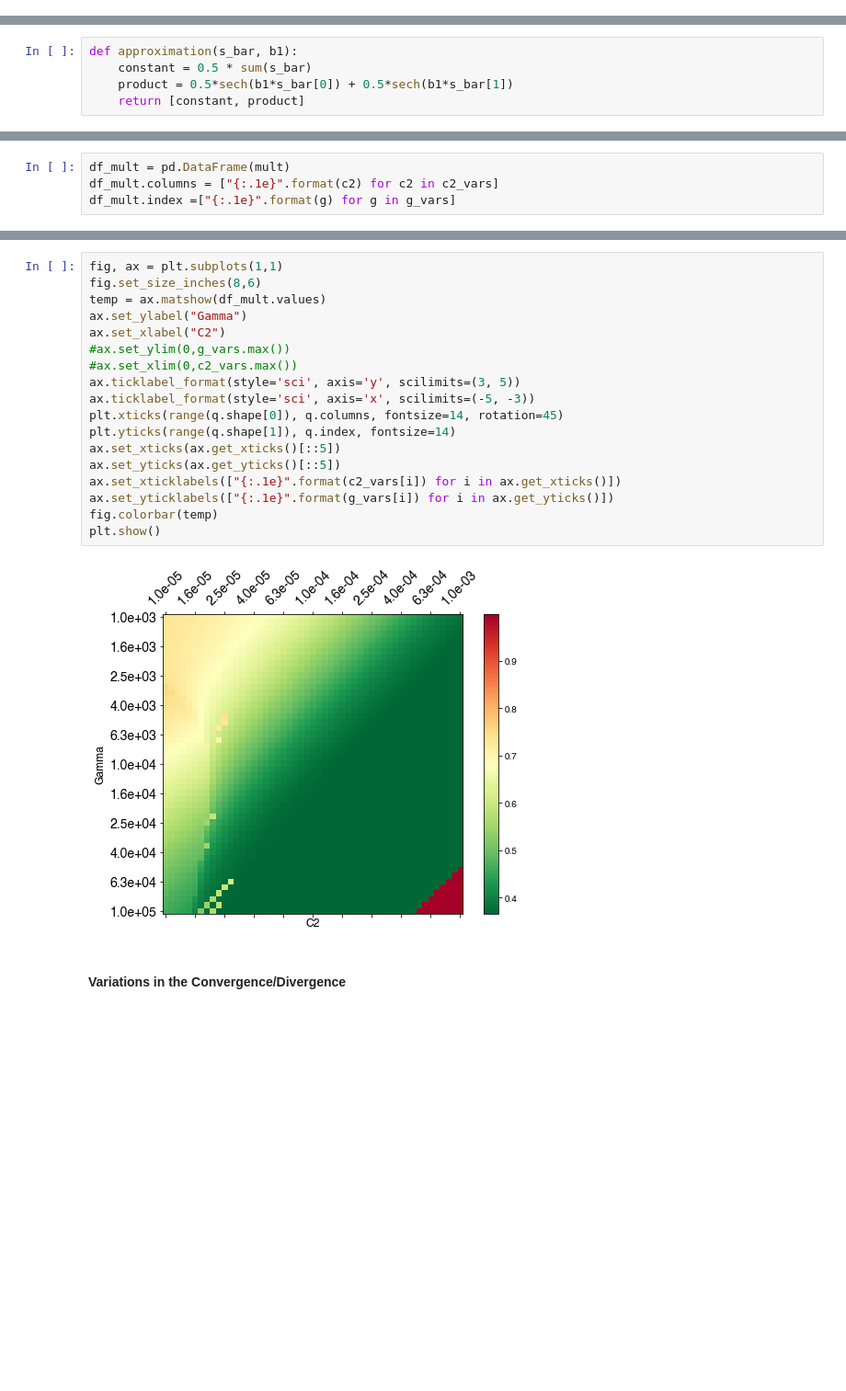
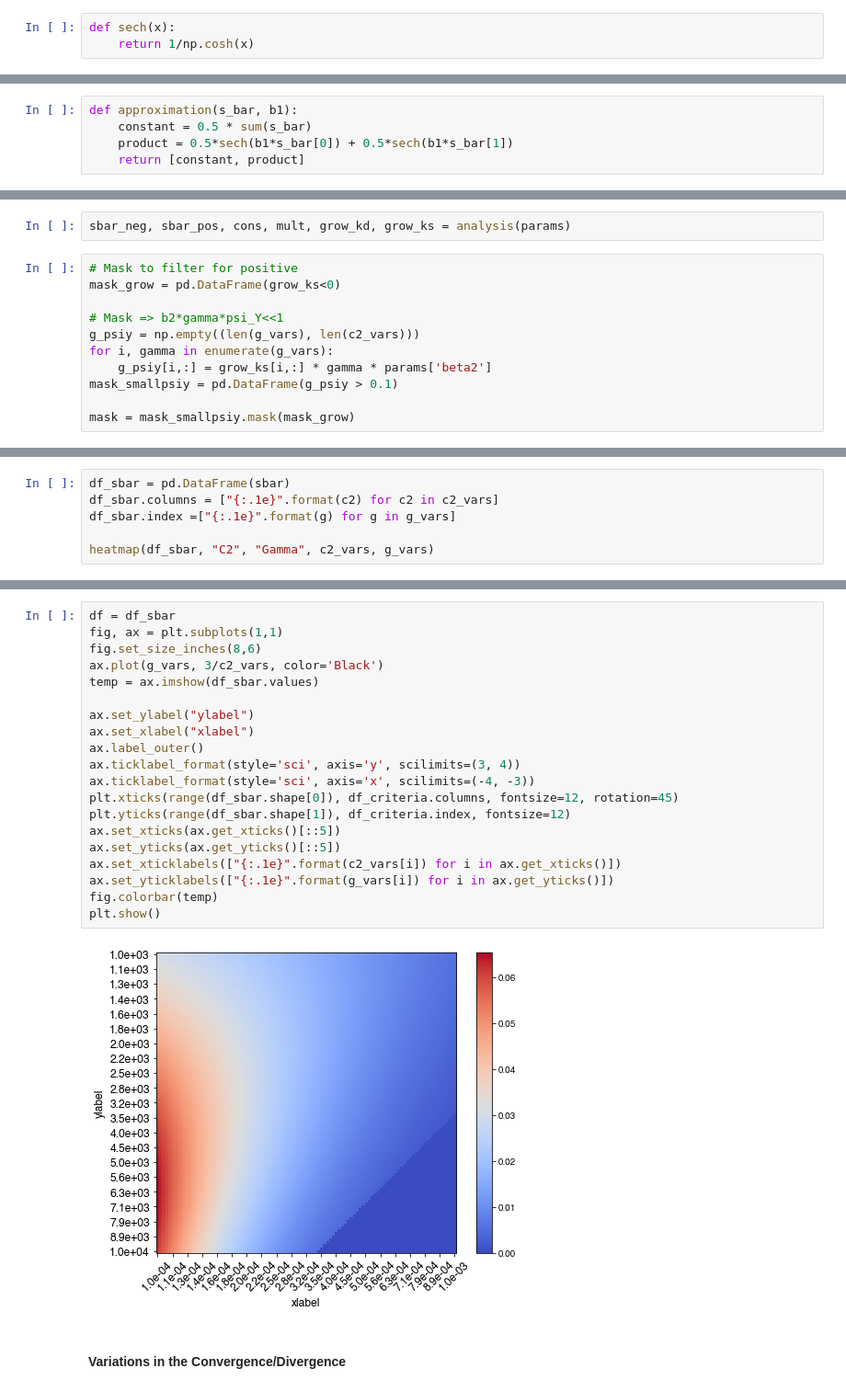
Before and after one commit to KarlNaumann/InteractionEconomics, a Jupyter notebook: solow/asymptotics.ipynb, the cells around one changed output, grey strips where cells are left out. Shown at 92% size. Saved outputs shown, nothing was run; the diff lists cells and outputs as text; blank space fills up the shorter version.

Commit message:
New Phase Diagram and Long-term solution

```diff
--- a/solow/asymptotics.ipynb
+++ b/solow/asymptotics.ipynb
@@ -41,0 +51,3 @@ print(sech(0.88))
+# %%
+def sech(x):
+    return 1/np.cosh(x)
@@ -93,0 +216,13 @@ for i, gamma in enumerate(g_vars):
+# %%
+sbar_neg, sbar_pos, cons, mult, grow_kd, grow_ks = analysis(params)
+# %%
+# Mask to filter for positive
+mask_grow = pd.DataFrame(grow_ks<0)
+
+# Mask => b2*gamma*psi_Y<<1
+g_psiy = np.empty((len(g_vars), len(c2_vars)))
+for i, gamma in enumerate(g_vars):
+    g_psiy[i,:] = grow_ks[i,:] * gamma * params['beta2']
+mask_smallpsiy = pd.DataFrame(g_psiy > 0.1)
+
+mask = mask_smallpsiy.mask(mask_grow)
@@ -94,4 +303,6 @@ for i, gamma in enumerate(g_vars):
 # %%
-df_mult = pd.DataFrame(mult)
-df_mult.columns = ["{:.1e}".format(c2) for c2 in c2_vars]
-df_mult.index =["{:.1e}".format(g) for g in g_vars]
+df_sbar = pd.DataFrame(sbar)
+df_sbar.columns = ["{:.1e}".format(c2) for c2 in c2_vars]
+df_sbar.index =["{:.1e}".format(g) for g in g_vars]
+
+heatmap(df_sbar, "C2", "Gamma", c2_vars, g_vars)
@@ -98,22 +311,24 @@ df_mult.index =["{:.1e}".format(g) for g in g_vars]
 # %%
+df = df_sbar
 fig, ax = plt.subplots(1,1)
 fig.set_size_inches(8,6)
-temp = ax.matshow(df_mult.values)
-ax.set_ylabel("Gamma")
-ax.set_xlabel("C2")
-#ax.set_ylim(0,g_vars.max())
-#ax.set_xlim(0,c2_vars.max())
-ax.ticklabel_format(style='sci', axis='y', scilimits=(3, 5))
-ax.ticklabel_format(style='sci', axis='x', scilimits=(-5, -3))
-plt.xticks(range(q.shape[0]), q.columns, fontsize=14, rotation=45)
-plt.yticks(range(q.shape[1]), q.index, fontsize=14)
+ax.plot(g_vars, 3/c2_vars, color='Black')
+temp = ax.imshow(df_sbar.values)
+
+ax.set_ylabel("ylabel")
+ax.set_xlabel("xlabel")
+ax.label_outer()
+ax.ticklabel_format(style='sci', axis='y', scilimits=(3, 4))
+ax.ticklabel_format(style='sci', axis='x', scilimits=(-4, -3))
+plt.xticks(range(df_sbar.shape[0]), df_criteria.columns, fontsize=12, rotation=45)
+plt.yticks(range(df_sbar.shape[1]), df_criteria.index, fontsize=12)
 ax.set_xticks(ax.get_xticks()[::5])
 ax.set_yticks(ax.get_yticks()[::5])
 ax.set_xticklabels(["{:.1e}".format(c2_vars[i]) for i in ax.get_xticks()])
 ax.set_yticklabels(["{:.1e}".format(g_vars[i]) for i in ax.get_yticks()])
 fig.colorbar(temp)
 plt.show()
 # %% [output]
-[figure, old version]
+[figure, new version]
 # %% [markdown]
 #### Variations in the Convergence/Divergence
```
Also changed, not shown: parts of 53 cells of this notebook.
